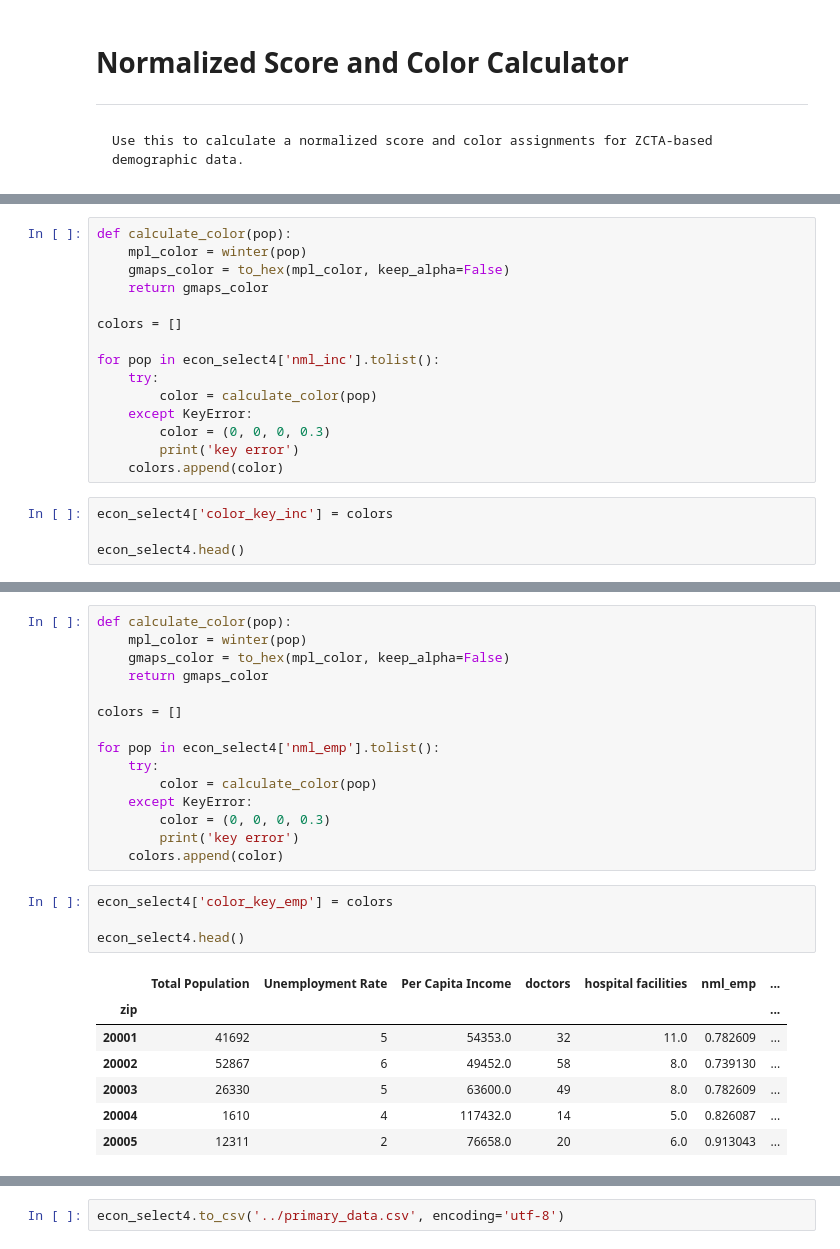
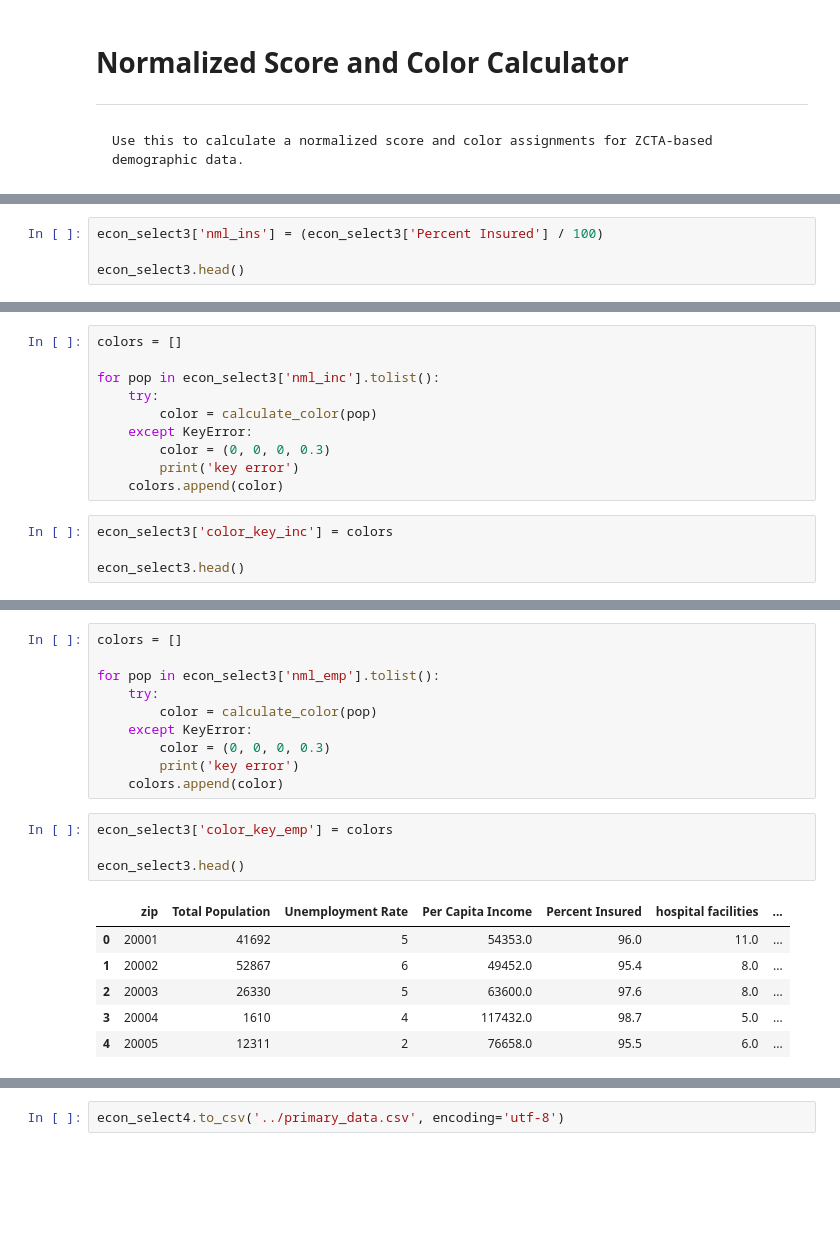
Before and after one commit to HeyMikeMarshall/DMV-HealthcarePy, a Jupyter notebook: calculators/nml_and_color.ipynb, the cells around one changed output, grey strips where cells are left out. Saved outputs shown, nothing was run; the diff lists cells and outputs as text; blank space fills up the shorter version.

```diff
--- a/calculators/nml_and_color.ipynb
+++ b/calculators/nml_and_color.ipynb
@@ -200,0 +209,4 @@ econ_select4.head()
+# %%
+econ_select3['nml_ins'] = (econ_select3['Percent Insured'] / 100)
+
+econ_select3.head()
@@ -201,12 +220,7 @@ econ_select4.head()
 # %%
-def calculate_color(pop):
-    mpl_color = winter(pop)
-    gmaps_color = to_hex(mpl_color, keep_alpha=False)
-    return gmaps_color
-
 colors = []
 
-for pop in econ_select4['nml_inc'].tolist():
+for pop in econ_select3['nml_inc'].tolist():
     try:
         color = calculate_color(pop)
     except KeyError:
@@ -214,7 +228,7 @@ for pop in econ_select4['nml_inc'].tolist():
         print('key error')
     colors.append(color)
 # %%
-econ_select4['color_key_inc'] = colors
+econ_select3['color_key_inc'] = colors
 
-econ_select4.head()
+econ_select3.head()
 # %% [output]
@@ -228,12 +241,7 @@ econ_select4.head()
 # %%
-def calculate_color(pop):
-    mpl_color = winter(pop)
-    gmaps_color = to_hex(mpl_color, keep_alpha=False)
-    return gmaps_color
-
 colors = []
 
-for pop in econ_select4['nml_emp'].tolist():
+for pop in econ_select3['nml_emp'].tolist():
     try:
         color = calculate_color(pop)
     except KeyError:
@@ -241,14 +249,13 @@ for pop in econ_select4['nml_emp'].tolist():
         print('key error')
     colors.append(color)
 # %%
-econ_select4['color_key_emp'] = colors
+econ_select3['color_key_emp'] = colors
 
-econ_select4.head()
+econ_select3.head()
 # %% [output]
-|  | Total Population | Unemployment Rate | Per Capita Income | doctors | hospital facilities | nml_emp | ... |
-| zip |  |  |  |  |  |  | ... |
-| 20001 | 41692 | 5 | 54353.0 | 32 | 11.0 | 0.782609 | ... |
-| 20002 | 52867 | 6 | 49452.0 | 58 | 8.0 | 0.739130 | ... |
-| 20003 | 26330 | 5 | 63600.0 | 49 | 8.0 | 0.782609 | ... |
-| 20004 | 1610 | 4 | 117432.0 | 14 | 5.0 | 0.826087 | ... |
-| 20005 | 12311 | 2 | 76658.0 | 20 | 6.0 | 0.913043 | ... |
+|  | zip | Total Population | Unemployment Rate | Per Capita Income | Percent Insured | hospital facilities | ... |
+| 0 | 20001 | 41692 | 5 | 54353.0 | 96.0 | 11.0 | ... |
+| 1 | 20002 | 52867 | 6 | 49452.0 | 95.4 | 8.0 | ... |
+| 2 | 20003 | 26330 | 5 | 63600.0 | 97.6 | 8.0 | ... |
+| 3 | 20004 | 1610 | 4 | 117432.0 | 98.7 | 5.0 | ... |
+| 4 | 20005 | 12311 | 2 | 76658.0 | 95.5 | 6.0 | ... |
```
Also changed, not shown: parts of 24 cells of this notebook, 4 other files.
